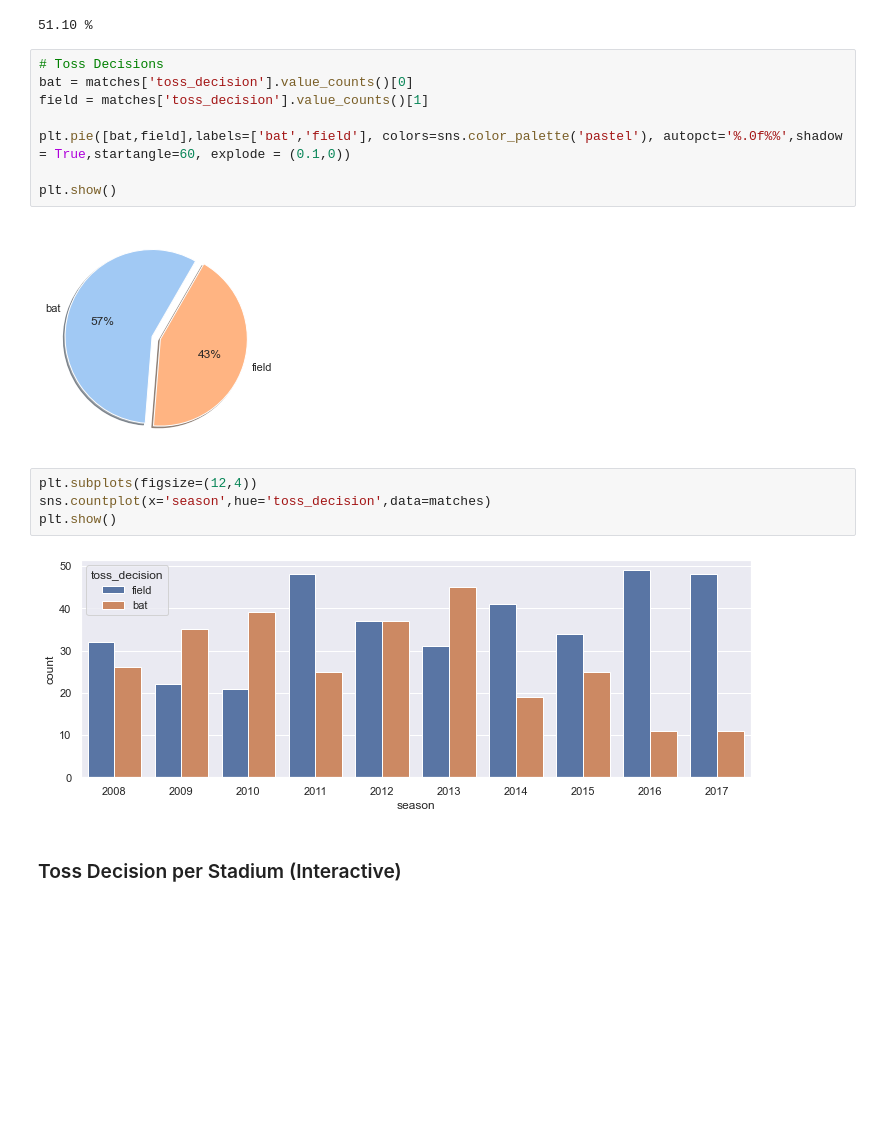
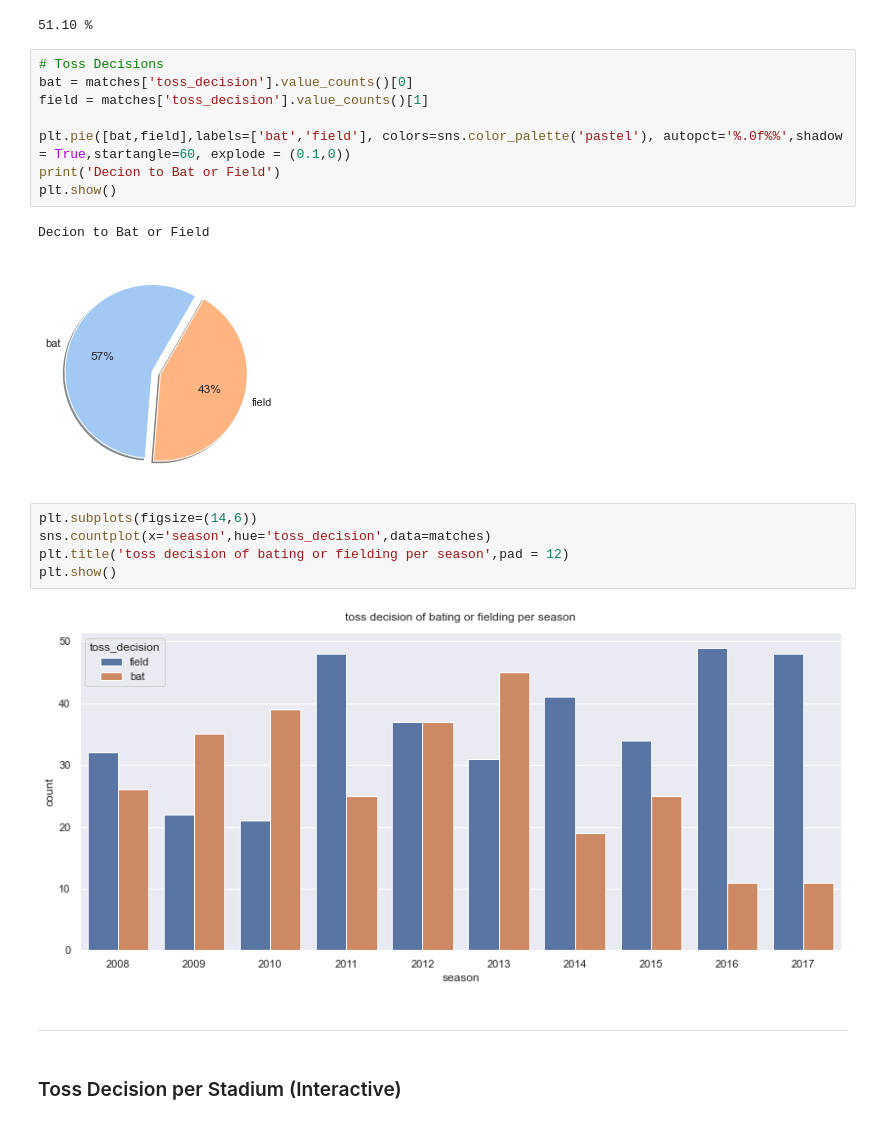
Before and after one commit to kartik11721/IndianPremierLeague_EDA, a Jupyter notebook: main.ipynb, the cells around one changed output. Cells and saved outputs as stored; diff of their text form; blank space fills up the shorter version.

```diff
--- a/main.ipynb
+++ b/main.ipynb
@@ -169,16 +149,20 @@ bat = matches['toss_decision'].value_counts()[0]
 field = matches['toss_decision'].value_counts()[1]
 
 plt.pie([bat,field],labels=['bat','field'], colors=sns.color_palette('pastel'), autopct='%.0f%%',shadow = True,startangle=60, explode = (0.1,0))
-
+print('Decion to Bat or Field')
 plt.show()
 # %% [output]
+Decion to Bat or Field
 [figure]
 # %%
-plt.subplots(figsize=(12,4))
+plt.subplots(figsize=(14,6))
 sns.countplot(x='season',hue='toss_decision',data=matches)
+plt.title('toss decision of bating or fielding per season',pad = 12)
 plt.show()
 # %% [output]
-[figure, old version]
+[figure, new version]
+# %% [markdown]
+***
 # %% [markdown]
 ### Toss Decision per Stadium (Interactive)
 # %%
```
Also changed, not shown: parts of 9 cells of this notebook.
